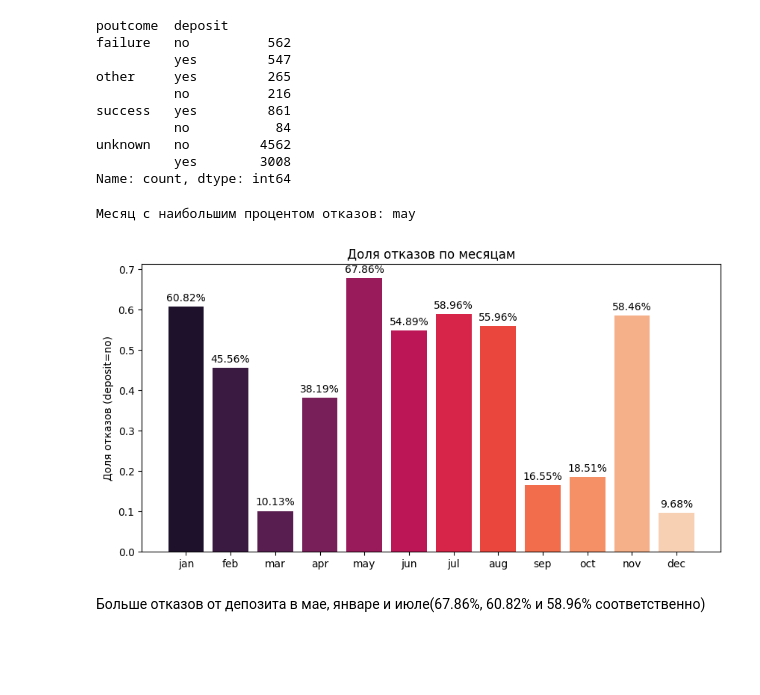
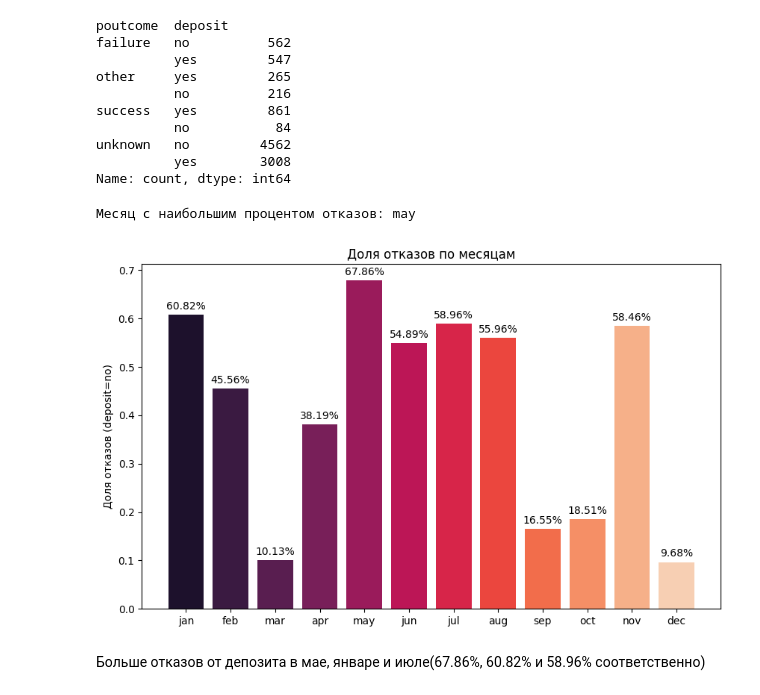
Before and after one commit to Ksuchilda/sf_data_science, a Jupyter notebook: skillfactory/Projects/project_4_ML/Project_4_ML.ipynb, the cells around one changed output. Drawn from its saved outputs; the diff is of its cells as text; code cells hidden in the pictures; blank space fills up the shorter version.

```diff
--- a/skillfactory/Projects/project_4_ML/Project_4_ML.ipynb
+++ b/skillfactory/Projects/project_4_ML/Project_4_ML.ipynb
@@ -379,35 +390,35 @@ for month in months:
 
 # Находим месяц с максимальным отношением отказов
 worst_month = max(fail_ratio, key=fail_ratio.get)
 print("Месяц с наибольшим процентом отказов:", worst_month)
 
 # Сортировка месяцев по календарю
 calendar_order = ['jan','feb','mar','apr','may','jun','jul','aug','sep','oct','nov','dec']
 fail_ratio_sorted = {month: fail_ratio[month] for month in calendar_order if month in fail_ratio}
 
 # Генерируем цвета по палитре rocket в соответствии с количеством столбцов
 colors = sns.color_palette("rocket", n_colors=len(fail_ratio_sorted))
 
 # Строим график
-plt.figure(figsize=(10,5))
+plt.figure(figsize=(10,6))
 bars = plt.bar(fail_ratio_sorted.keys(), fail_ratio_sorted.values(), color=colors)
 
 plt.ylabel('Доля отказов (deposit=no)')
 plt.title('Доля отказов по месяцам')
 
 # Добавляем аннотации над столбцами
 for bar in bars:
     height = bar.get_height()
     plt.annotate(f'{height:.2%}',
                  xy=(bar.get_x() + bar.get_width() / 2, height),
                  xytext=(0,3),
                  textcoords="offset points",
                  ha='center', va='bottom')
 
 plt.show()
 # %% [output]
 Месяц с наибольшим процентом отказов: may
-[figure, old version]
+[figure, new version]
 # %% [markdown]
 Больше отказов от депозита в мае, январе и июле(67.86%, 60.82% и 58.96% соответственно)
 # %%
```
Also changed, not shown: parts of 10 cells of this notebook.
